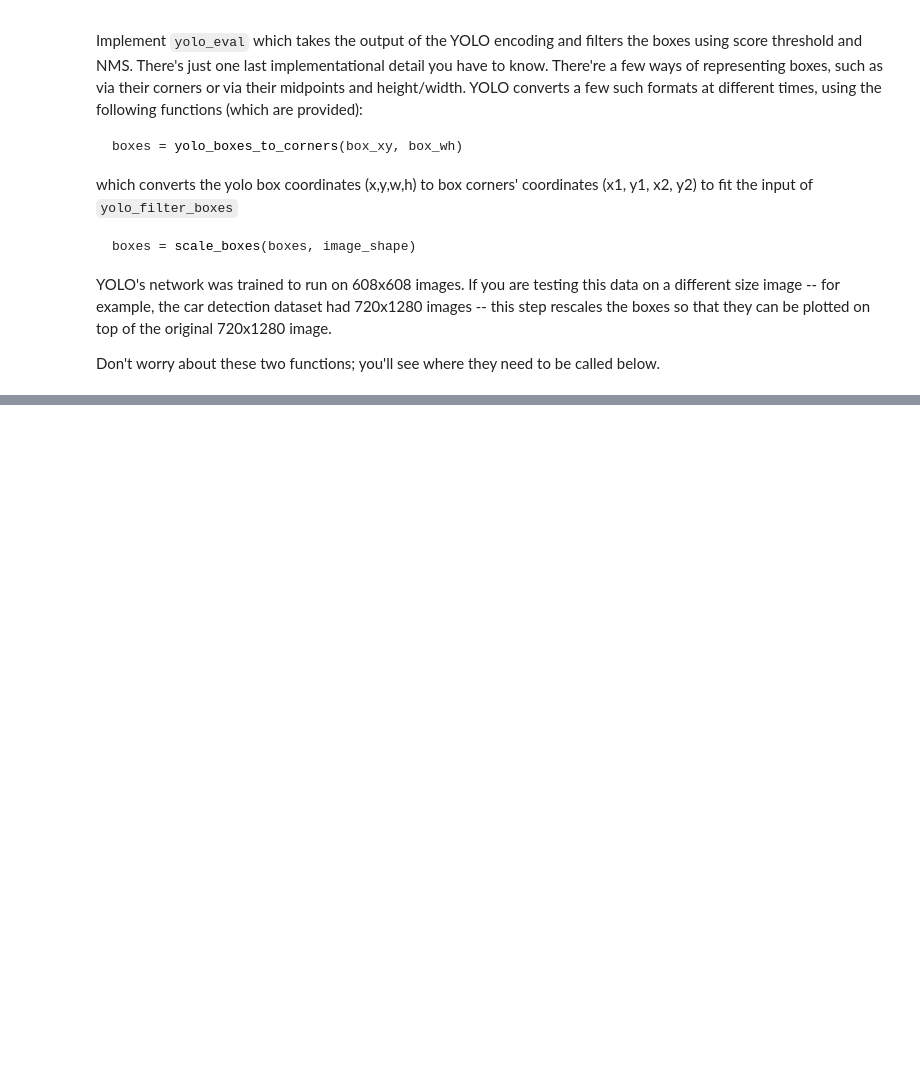
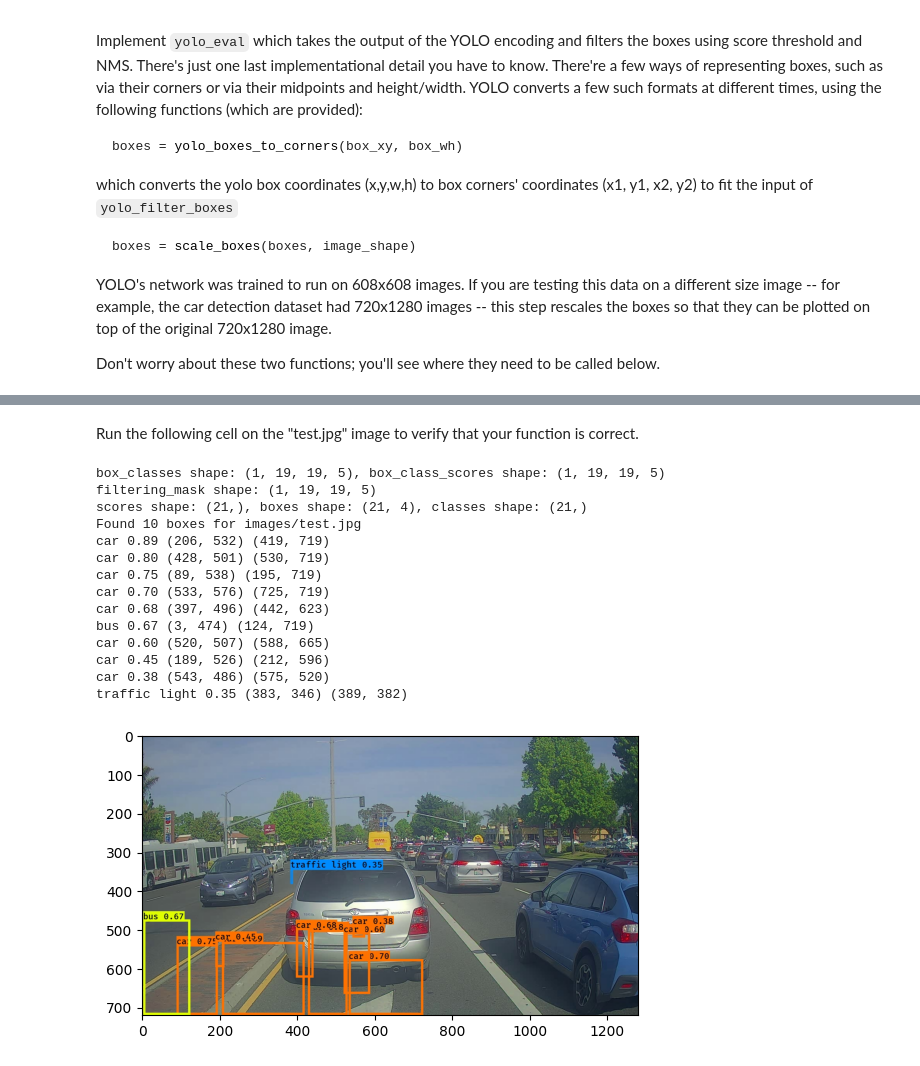
Before and after one commit to Donner886/Deep-learning, a Jupyter notebook: Chapter04-Convolutional-Neural-Networks/Object_Detection/W3A1/Autonomous_driving_application_Car_detection_ddma.ipynb, the cells around one changed output, grey strips where cells are left out. Saved outputs shown, nothing was run; the diff lists cells and outputs as text; code cells hidden in the pictures; blank space fills up the shorter version.

Commit message:
car detection model

```diff
--- a/Chapter04-Convolutional-Neural-Networks/Object_Detection/W3A1/Autonomous_driving_application_Car_detection_ddma.ipynb
+++ b/Chapter04-Convolutional-Neural-Networks/Object_Detection/W3A1/Autonomous_driving_application_Car_detection_ddma.ipynb
@@ -220,8 +219,10 @@ Get the maximum of elements across dimensions of a tensor.
 # %%
 # 2-D example
-tensor = np.array([[1, 3, 2], [4, 5, 6], [7, 8, 9]] )  # 2-D (3,3)
+tensor = np.array([ [1, 3, 2],
+                    [4, 5, 6],
+                    [7, 8, 9]] )  # 2-D (3,3)
 
 mask = np.array([True, False, True])  # 1-D (3, )
 
-tf.boolean_mask(tensor, mask, axis=0)  # [[1, 2], [5, 6]]
+tf.boolean_mask(tensor, mask, axis=1)  # [[1, 2], [5, 6]]
 # %% [output]
@@ -853,0 +913,29 @@ SyntaxError: invalid syntax (690928.py, line 34)
+# %%
+# BEGIN UNIT TEST
+tf.random.set_seed(10)
+yolo_outputs = (tf.random.normal([19, 19, 5, 2], mean=1, stddev=4, seed = 1),
+                tf.random.normal([19, 19, 5, 2], mean=1, stddev=4, seed = 1),
+                tf.random.normal([19, 19, 5, 1], mean=1, stddev=4, seed = 1),
+                tf.random.normal([19, 19, 5, 80], mean=1, stddev=4, seed = 1))
+scores, boxes, classes = yolo_eval(yolo_outputs)
+print("scores[2] = " + str(scores[2].numpy()))
+print("boxes[2] = " + str(boxes[2].numpy()))
+print("classes[2] = " + str(classes[2].numpy()))
+print("scores.shape = " + str(scores.numpy().shape))
+print("boxes.shape = " + str(boxes.numpy().shape))
+print("classes.shape = " + str(classes.numpy().shape))
+
+assert type(scores) == EagerTensor, "Use tensoflow functions"
+assert type(boxes) == EagerTensor, "Use tensoflow functions"
+assert type(classes) == EagerTensor, "Use tensoflow functions"
+
+assert scores.shape == (10,), "Wrong shape"
+assert boxes.shape == (10, 4), "Wrong shape"
+assert classes.shape == (10,), "Wrong shape"
+
+assert np.isclose(scores[2].numpy(), 171.60194), "Wrong value on scores"
+assert np.allclose(boxes[2].numpy(), [-1807.0808, -2205.0637, 1138.6716, -1148.0535]), "Wrong value on boxes"
+assert np.isclose(classes[2].numpy(), 16), "Wrong value on classes"
+
+print("\033[92m All tests passed!")
+# END UNIT TEST
@@ -853,0 +963,4 @@ SyntaxError: invalid syntax (690928.py, line 34)
+# %%
+class_names = read_classes("model_data/coco_classes.txt")
+anchors = read_anchors("model_data/yolo_anchors.txt")
+model_image_size = (608, 608) # Same as yolo_model input layer size
@@ -853,0 +974,2 @@ SyntaxError: invalid syntax (690928.py, line 34)
+# %%
+yolo_model = load_model("model_data/", compile=False)
@@ -853,0 +1099,20 @@ SyntaxError: invalid syntax (690928.py, line 34)
+# %% [markdown]
+Run the following cell on the "test.jpg" image to verify that your function is correct.
+# %%
+out_scores, out_boxes, out_classes = predict("test.jpg")
+# %% [output]
+box_classes shape: (1, 19, 19, 5), box_class_scores shape: (1, 19, 19, 5)
+filtering_mask shape: (1, 19, 19, 5)
+scores shape: (21,), boxes shape: (21, 4), classes shape: (21,)
+Found 10 boxes for images/test.jpg
+car 0.89 (206, 532) (419, 719)
+car 0.80 (428, 501) (530, 719)
+car 0.75 (89, 538) (195, 719)
+car 0.70 (533, 576) (725, 719)
+car 0.68 (397, 496) (442, 623)
+bus 0.67 (3, 474) (124, 719)
+car 0.60 (520, 507) (588, 665)
+car 0.45 (189, 526) (212, 596)
+car 0.38 (543, 486) (575, 520)
+traffic light 0.35 (383, 346) (389, 382)
+[figure, added]
```
Also changed, not shown: parts of 28 cells of this notebook, 1 other file.
